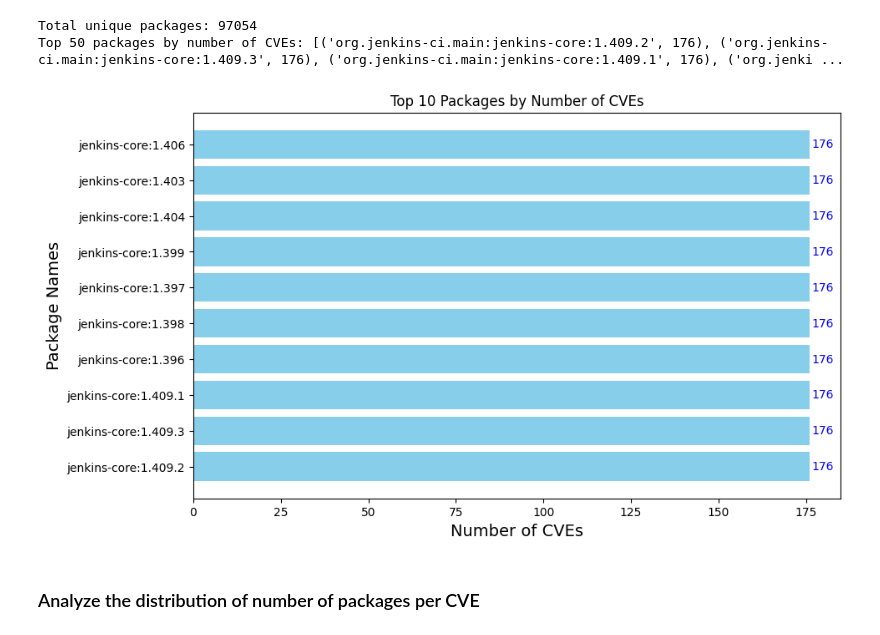
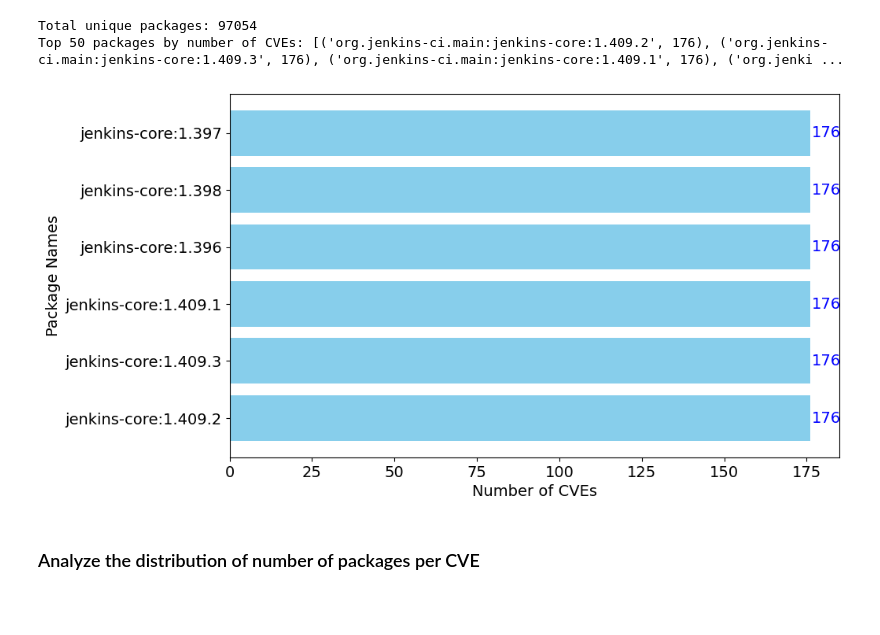
Before and after one commit to Wapiti08/DPAnalyzer, a Jupyter notebook: exp/json_exp.ipynb, the cells around one changed output. Saved outputs shown, nothing was run; the diff lists cells and outputs as text; code cells hidden in the pictures; blank space fills up the shorter version.

```diff
--- a/exp/json_exp.ipynb
+++ b/exp/json_exp.ipynb
@@ -152,35 +152,6 @@ min_cves = {
 # %%
 import numpy as np
 import matplotlib.pyplot as plt
-
-# Given statistics
-mean_cves = {
-    "Maven": 2,
-    "NPM": 2,
-    "Ruby": 2,
-    "Pypi": 2
-}
-
-max_cves = {
-    "Maven": 176,
-    "NPM": 8,
-    "Ruby": 7,
-    "Pypi": 2
-}
-
-med_cves = {
-    "Maven": 1,
-    "NPM": 1,
-    "Ruby": 6,
-    "Pypi": 1
-}
-
-min_cves = {
-    "Maven": 1,
-    "NPM": 1,
-    "Ruby": 1,
-    "Pypi": 1
-}
 
 # Prepare data for boxplot
 categories = list(mean_cves.keys())
@@ -208,7 +179,7 @@ for patch in box['boxes']:
 
 # Set labels and title
 ax.set_ylabel('CVEs Count', fontsize=14, fontweight='bold')
-ax.set_title('CVEs Statistics by Package Manager', fontsize=16, fontweight='bold')
+# ax.set_title('CVEs Statistics by Package Manager', fontsize=16, fontweight='bold')
 
 # Increase the font size of the tick labels
 ax.tick_params(axis='both', labelsize=16)
@@ -355,7 +326,7 @@ package_counter = Counter([pkg for pkg_list in cve_pack_dict.values() for pkg in
 
 # Get basic statistics
 total_unique_packages = len(package_counter)
-most_common_packages = package_counter.most_common(10)
+most_common_packages = package_counter.most_common(6)
 cve_per_package = {pkg: count for pkg, count in package_counter.items()}
 
 print(f"Total unique packages: {total_unique_packages}")
@@ -366,25 +337,27 @@ Top 50 packages by number of CVEs: [('org.jenkins-ci.main:jenkins-core:1.409.2',
 # %%
 # Step 1: Extract the package names and the number of CVEs
 packages = [":".join(pkg.split(":")[-2:]) for pkg, count in most_common_packages]
 counts = [count for pkg, count in most_common_packages]
 
 # Step 2: Create a bar plot with package names on the x-axis and CVE counts on the y-axis
 plt.figure(figsize=(10, 6))  # Adjust the size of the plot
 plt.barh(packages, counts, color='skyblue')  # Use barh() to create a horizontal bar plot
 
 # Step 3: Add titles and labels
 plt.xlabel("Number of CVEs",fontsize=14)
 plt.ylabel("Package Names",fontsize=14)
-plt.title("Top 10 Packages by Number of CVEs")
-
+# plt.title("Top 10 Releases by Number of CVEs")
+# Increase font size for the y-axis tick labels (package names)
+plt.yticks(fontsize=14)
+plt.xticks(fontsize=14)
 # Display the values on the bars
 for i, v in enumerate(counts):
-    plt.text(v + 0.5, i, str(v), color='blue', va='center')
+    plt.text(v + 0.5, i, str(v), color='blue', va='center',fontsize=14)
 
 # Step 4: Show the plot
 plt.show()
 # %% [output]
-[figure, old version]
+[figure, new version]
 # %% [markdown]
 ### Analyze the distribution of number of packages per CVE
 # %%
```
Also changed, not shown: parts of 16 cells of this notebook, 14 other files.
